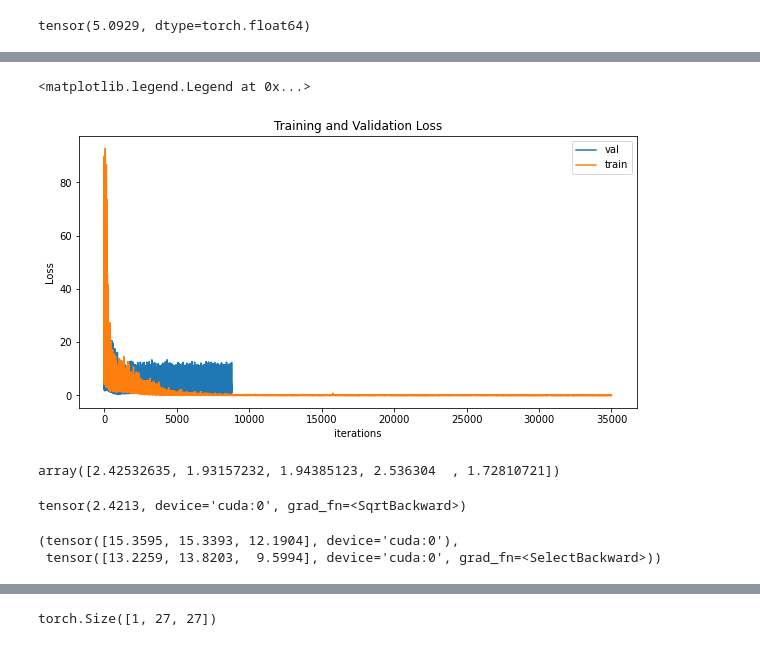
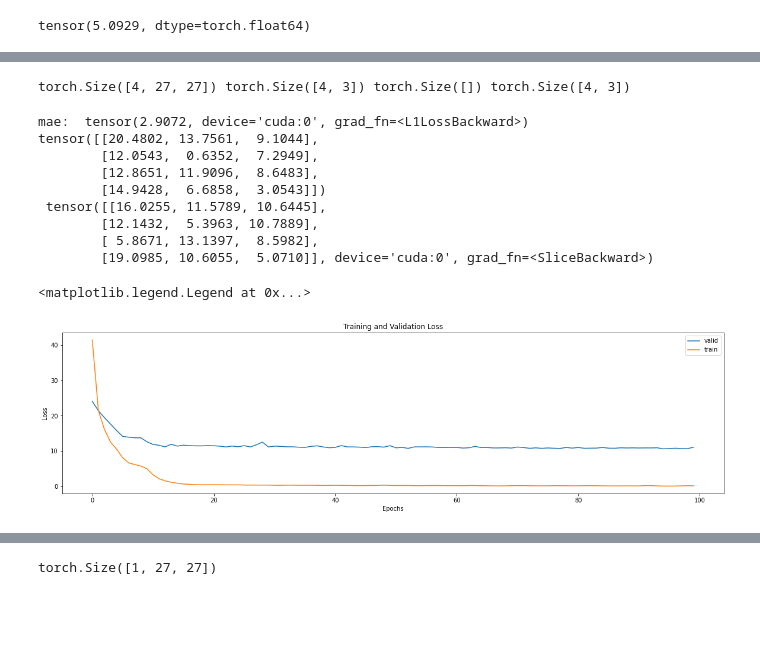
Before and after one commit to Ydeh22/inverseDesignMetaMatl, a Jupyter notebook: vae,cvae_w_mech_dataset.ipynb, the cells around one changed output, grey strips where cells are left out. Cells and saved outputs as stored; diff of their text form; code cells hidden in the pictures; blank space fills up the shorter version.

```diff
--- a/vae,cvae_w_mech_dataset.ipynb
+++ b/vae,cvae_w_mech_dataset.ipynb
@@ -848,15 +836,0 @@ batch_idx = 1
-# %%
-def test(net, val_losses):
-    net.eval()
-    test_loss = 0
-    with torch.no_grad():
-        for data, y in test_loader:
-            data, y = data.cuda(), y.cuda()
-
-            output = net(data.float())
-            loss = torch.sqrt(criterion(output, y))
-            test_loss += loss.item()
-
-            val_losses.append(loss.item())
-            #val_losses.append(loss_function(recon, data, mu, log_var).item())
-    print('====> Test set loss: {:.4f}'.format(test_loss / len(test_loader.dataset)))
@@ -909,0 +837,13 @@ torch.Size([4, 27, 27])
+# %%
+x, y = next(iter(train_loader))
+x, y = x.cuda(), y.cuda()
+
+o = model(x)
+loss=loss_function(o, y)
+print(x.shape, o.shape, loss.shape, y.shape)
+# %% [output]
+torch.Size([4, 27, 27]) torch.Size([4, 3]) torch.Size([]) torch.Size([4, 3])
+# %%
+import torch
+from torch.utils.tensorboard import SummaryWriter
+writer = SummaryWriter()
@@ -909,0 +880,23 @@ torch.Size([4, 27, 27])
+# %%
+# for loss plot
+tloss = []
+vloss = []
+
+for e in range(1, epochs+1):
+    train(model, tloss, e)
+    test(model, vloss)
+# %%
+x, y = next(iter(test_loader))
+o    = model(x.cuda())
+print("mae: ", F.l1_loss(o, y.cuda()))
+print(y[:], "\n", o[:])
+# %% [output]
+mae:  tensor(2.9072, device='cuda:0', grad_fn=<L1LossBackward>)
+tensor([[20.4802, 13.7561,  9.1044],
+        [12.0543,  0.6352,  7.2949],
+        [12.8651, 11.9096,  8.6483],
+        [14.9428,  6.6858,  3.0543]])
+ tensor([[16.0255, 11.5789, 10.6445],
+        [12.1432,  5.3963, 10.7889],
+        [ 5.8671, 13.1397,  8.5982],
+        [19.0985, 10.6055,  5.0710]], device='cuda:0', grad_fn=<SliceBackward>)
@@ -910,34 +910,17 @@ torch.Size([4, 27, 27])
 # %%
 import matplotlib.pyplot as plt
 # training loop
 
 
 # testing
 
-plt.figure(figsize=(10,5))
+plt.figure(figsize=(20,5))
 plt.title("Training and Validation Loss")
-plt.plot(np.array(val_losses) / 4 ,label="val")
-plt.plot(np.array(train_losses) / 4, label="train")
-plt.xlabel("iterations")
+plt.plot(np.array(vloss), label="valid")
+plt.plot(np.array(tloss), label="train")
+plt.xlabel("Epochs")
 plt.ylabel("Loss")
 plt.legend()
 # %% [output]
 <matplotlib.legend.Legend at 0x...>
-[figure, old version]
+[figure, new version]
-# %%
-np.array(val_losses[-5:]) / 4
-# %% [output]
-array([2.42532635, 1.93157232, 1.94385123, 2.536304  , 1.72810721])
-# %%
-data, y = next(iter((test_loader)))
-data, y = data.cuda(), y.cuda()
-
-o = net(data)
-torch.sqrt(criterion(y, o))
-# %% [output]
-tensor(2.4213, device='cuda:0', grad_fn=<SqrtBackward>)
-# %%
-y[0], pred[0]
-# %% [output]
-(tensor([15.3595, 15.3393, 12.1904], device='cuda:0'),
- tensor([13.2259, 13.8203,  9.5994], device='cuda:0', grad_fn=<SelectBackward>))
```
Also changed, not shown: parts of 22 cells of this notebook.
